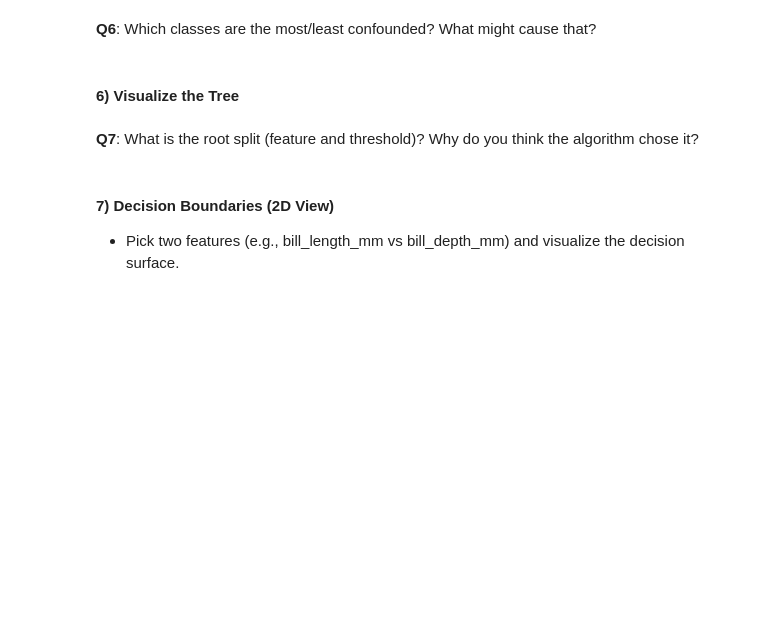
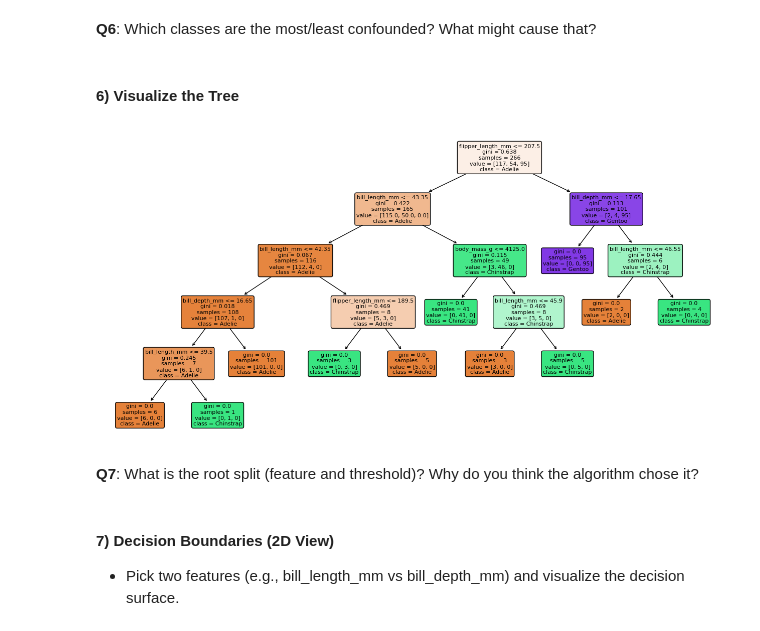
Before and after one commit to Rayanamkt/DVRC_2025, a Jupyter notebook: Lecture2/Notes/Lab3/DT_Assignement.ipynb, the cells around one changed output. Cells and saved outputs as stored; diff of their text form; code cells hidden in the pictures; blank space fills up the shorter version.

```diff
--- a/Lecture2/Notes/Lab3/DT_Assignement.ipynb
+++ b/Lecture2/Notes/Lab3/DT_Assignement.ipynb
@@ -117,6 +145,18 @@ memory usage: 26.0+ KB
 #### 6) Visualize the Tree
 # %%
 #your code here
+plt.figure(figsize=(16, 8))
+plot_tree(
+    baseline_tree,
+    feature_names=feature_cols,
+    class_names=baseline_tree.classes_,
+    filled=True,
+    rounded=True,
+    fontsize=8
+)
+plt.show()
+# %% [output]
+[figure, added]
 # %% [markdown]
 **Q7**: What is the root split (feature and threshold)? Why do you think the algorithm chose it?
 # %% [markdown]
```
Also changed, not shown: parts of 13 cells of this notebook.
